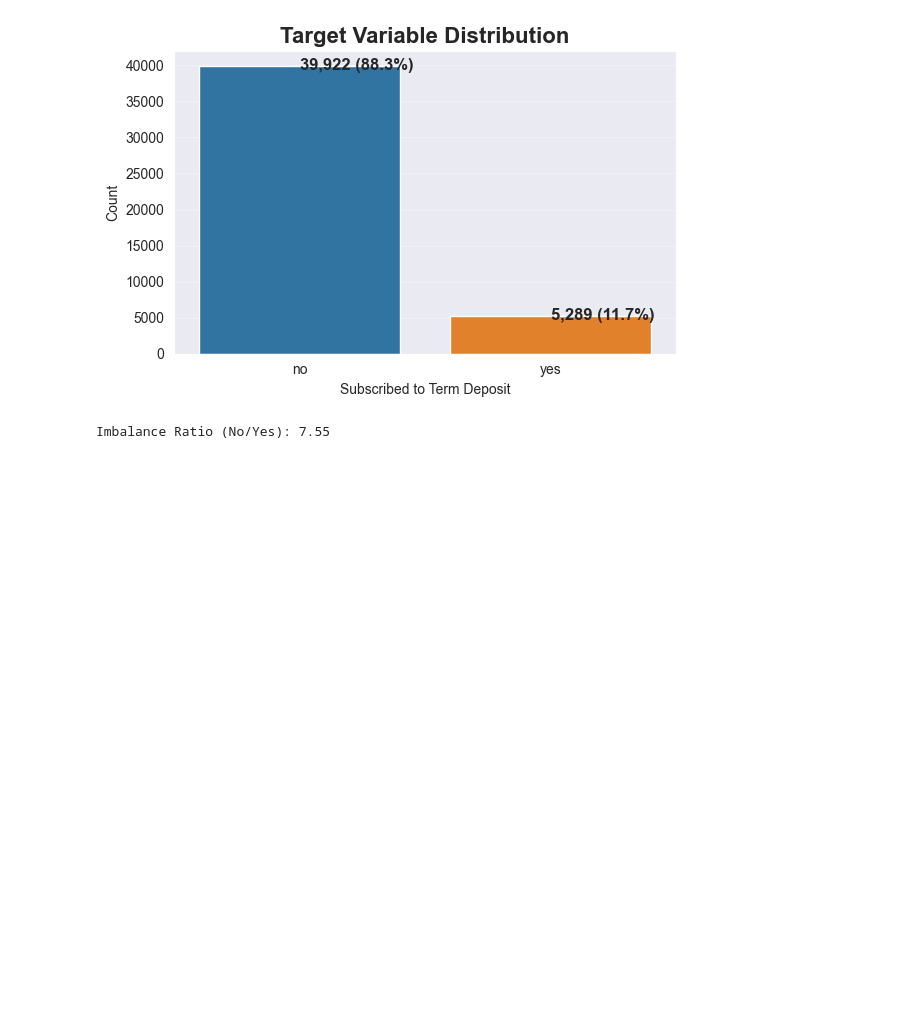
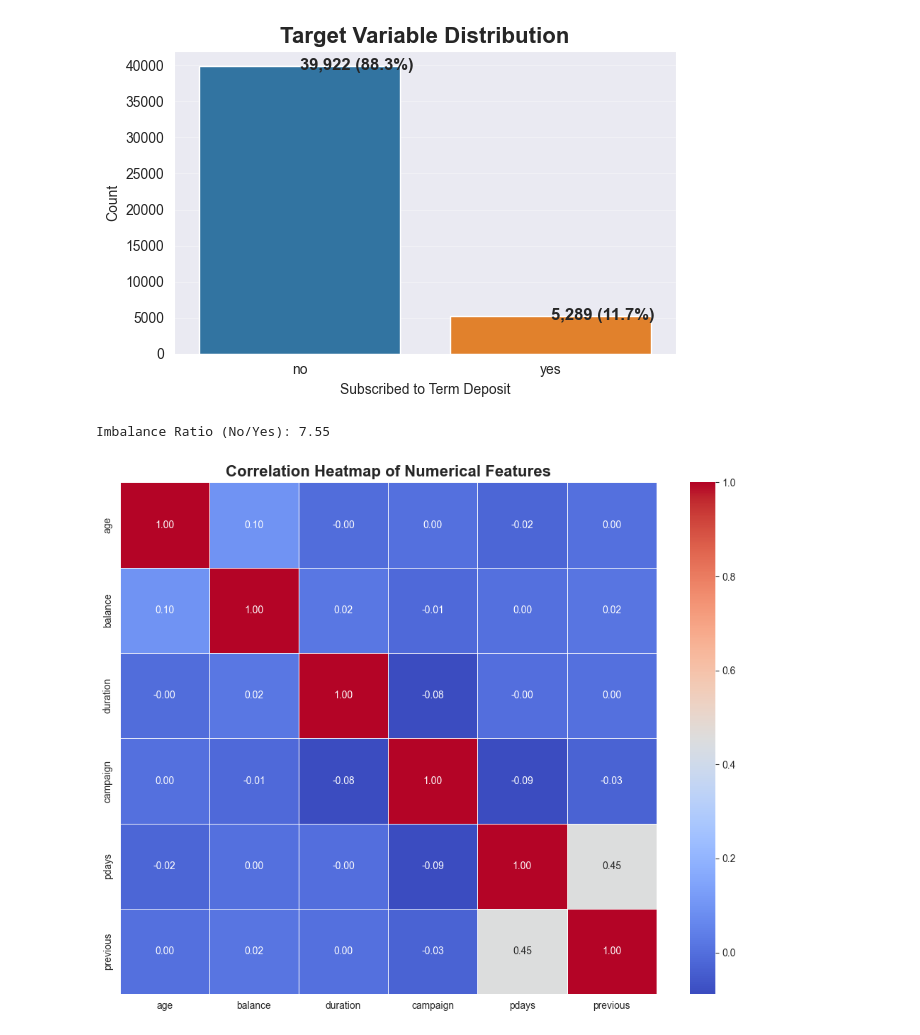
Before and after one commit to nangsontay/P4AIDS-EDA-Tabular, a Jupyter notebook: tabular_data.ipynb, the cells around one changed output. Cells and saved outputs as stored; diff of their text form; code cells hidden in the pictures; blank space fills up the shorter version.

Commit message:
add corr matrix

```diff
--- a/tabular_data.ipynb
+++ b/tabular_data.ipynb
@@ -236,3 +236,12 @@ print(f'Imbalance Ratio (No/Yes): {imbalance_ratio:.2f}')
 # %% [output]
 [figure]
 Imbalance Ratio (No/Yes): 7.55
+# %%
+#correlation heatmap for numerical and binary attributes
+plt.figure(figsize=(10, 8))
+sns.heatmap(df[num_attrs].corr(), annot=True, cmap='coolwarm', fmt='.2f', linewidths=0.5)
+plt.title('Correlation Heatmap of Numerical Features', fontsize=16, fontweight='bold')
+plt.tight_layout()
+plt.show()
+# %% [output]
+[figure, added]
```
